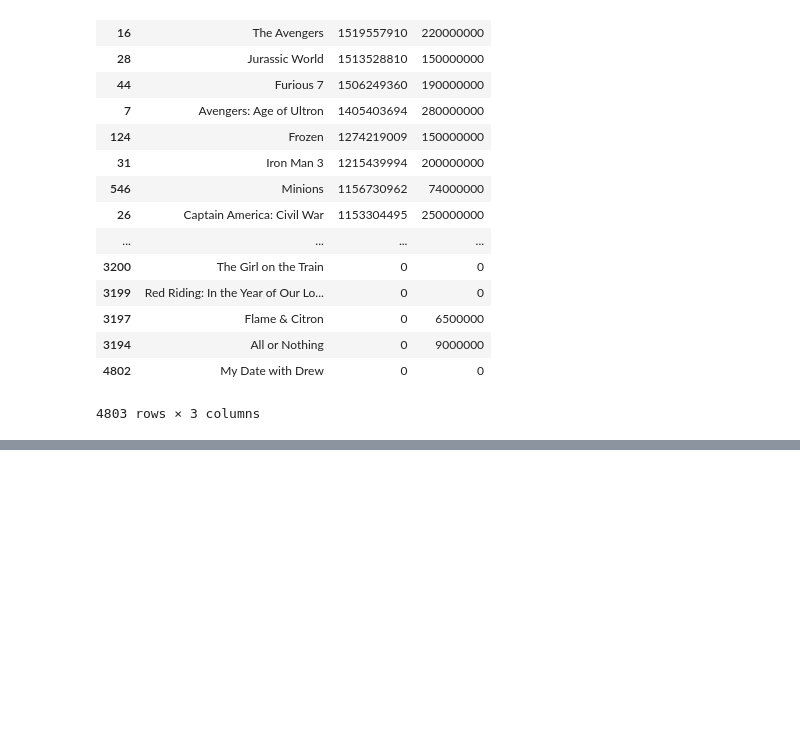
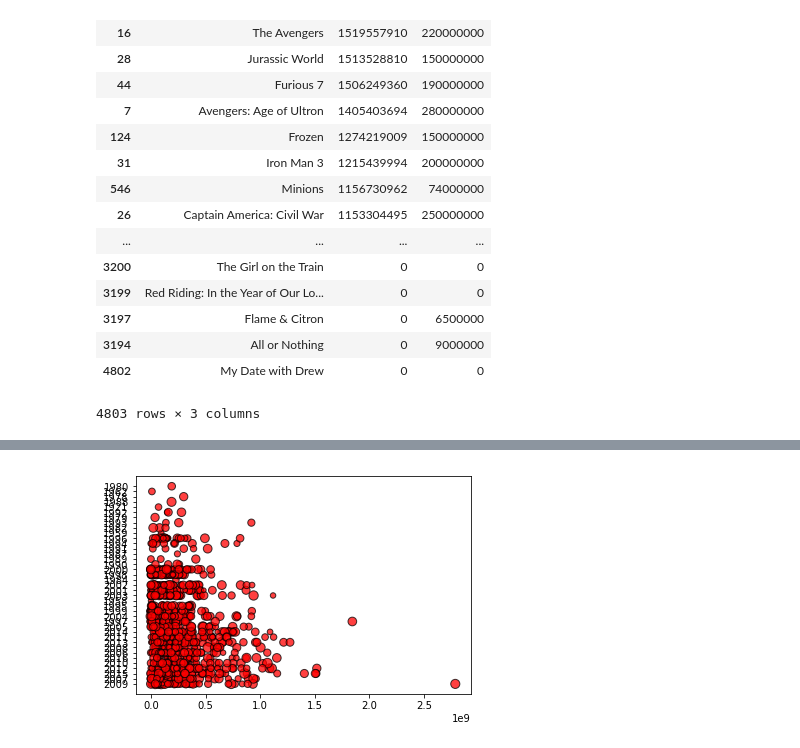
Before and after one commit to suvs27/Movie2019, a Jupyter notebook: movie_project.ipynb, the cells around one changed output, grey strips where cells are left out. Drawn from its saved outputs; the diff is of its cells as text; code cells hidden in the pictures; blank space fills up the shorter version.

Commit message:
Plots Made
Rough drafts of scatter plots on movie data

```diff
--- a/movie_project.ipynb
+++ b/movie_project.ipynb
@@ -249,0 +224,4 @@ revenue_df.sort_values(by= 'Revenue', ascending=False)
+# %%
+
+merged_df=pd.merge(movies_df, revenue_df, on='Title')
+merged_df.head()
@@ -249,0 +235,17 @@ revenue_df.sort_values(by= 'Revenue', ascending=False)
+# %%
+# Bubble plot to show revenue by year, with bubble size corresponding to score
+merged_df.dropna()
+list=[]
+for list_item in merged_df['Metascore']:
+    if list_item=="N/A":
+        list_item=0
+    else:
+        list.append(int(list_item))
+
+
+
+plt.scatter(merged_df['Revenue'], merged_df['Year'], marker="o", facecolors="red", edgecolors="black",
+            s=list,alpha=0.75)
+plt.show()
+# %% [output]
+[figure, added]
```
Also changed, not shown: parts of 8 cells of this notebook.
